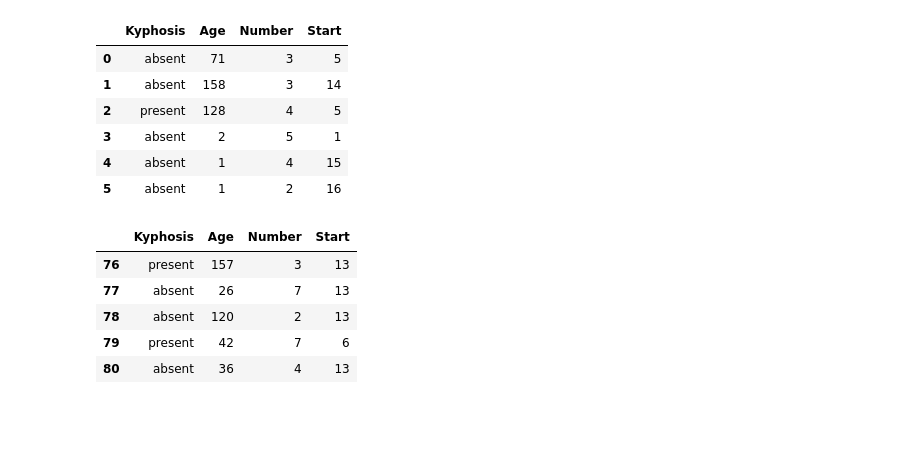
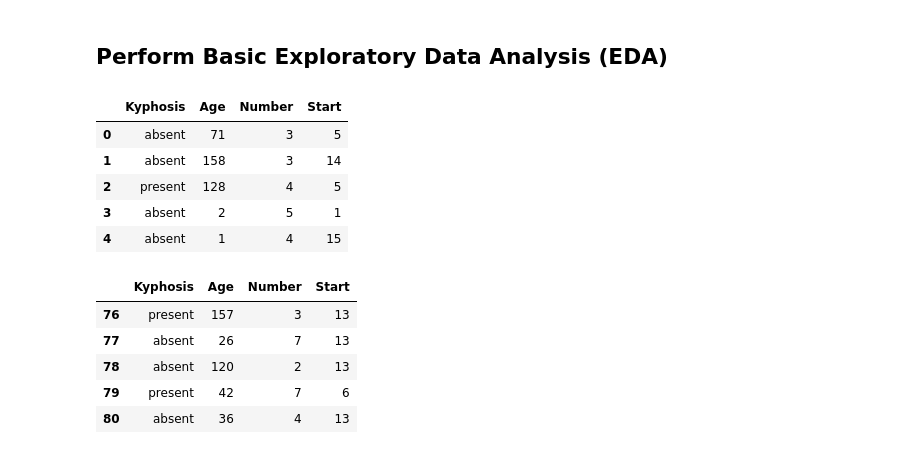
Before and after one commit to LeopoldineMirtil/kyphosis, a Jupyter notebook: Kyphosis Project.ipynb, the cells around one changed output. Cells and saved outputs as stored; diff of their text form; code cells hidden in the pictures; blank space fills up the shorter version.

```diff
--- a/Kyphosis Project.ipynb
+++ b/Kyphosis Project.ipynb
@@ -41,12 +10,12 @@ kyphosis
+# %% [markdown]
+## Perform Basic Exploratory Data Analysis (EDA)
 # %%
-# basic EDA
-kyphosis.head(6) # show first 6 rows
+kyphosis.head()
 # %% [output]
 |  | Kyphosis | Age | Number | Start |
 | 0 | absent | 71 | 3 | 5 |
 | 1 | absent | 158 | 3 | 14 |
 | 2 | present | 128 | 4 | 5 |
 | 3 | absent | 2 | 5 | 1 |
 | 4 | absent | 1 | 4 | 15 |
-| 5 | absent | 1 | 2 | 16 |
 # %%
```
Also changed, not shown: parts of 37 cells of this notebook.
